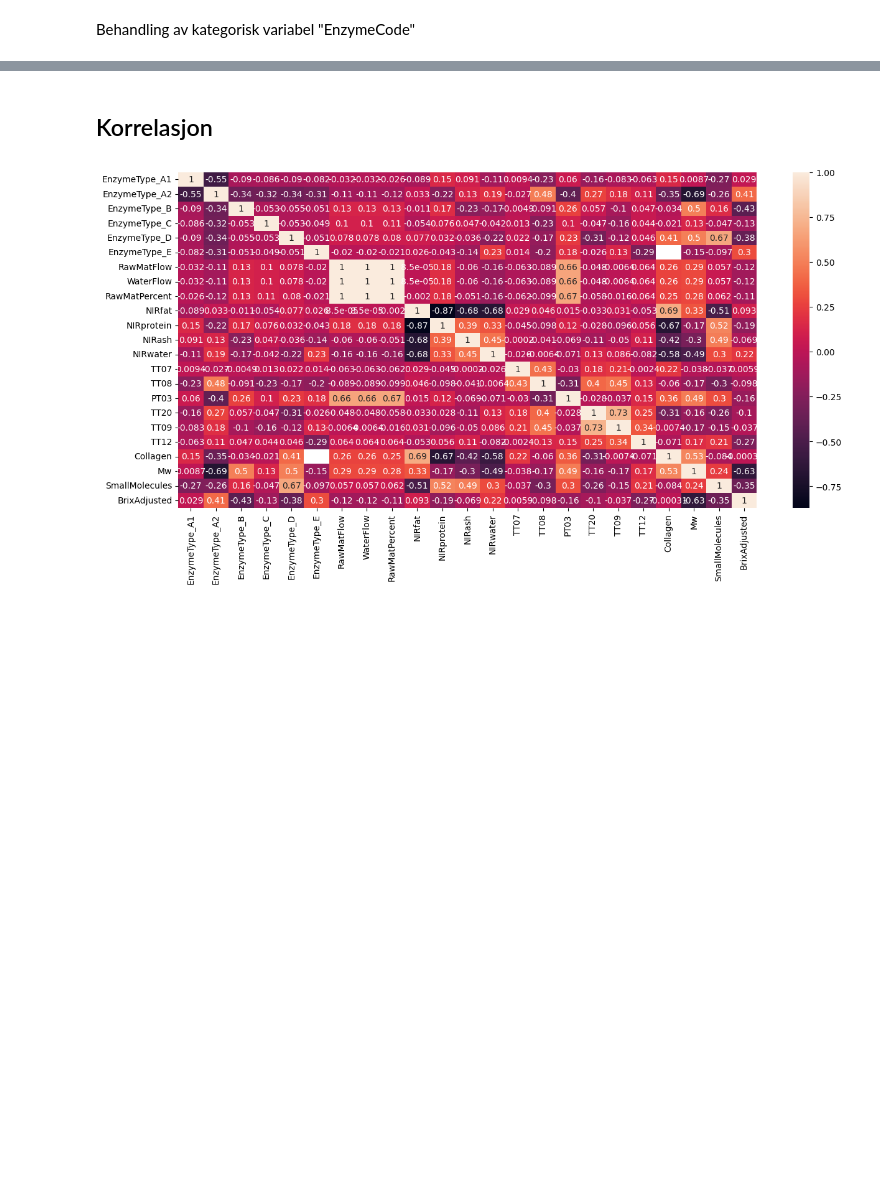
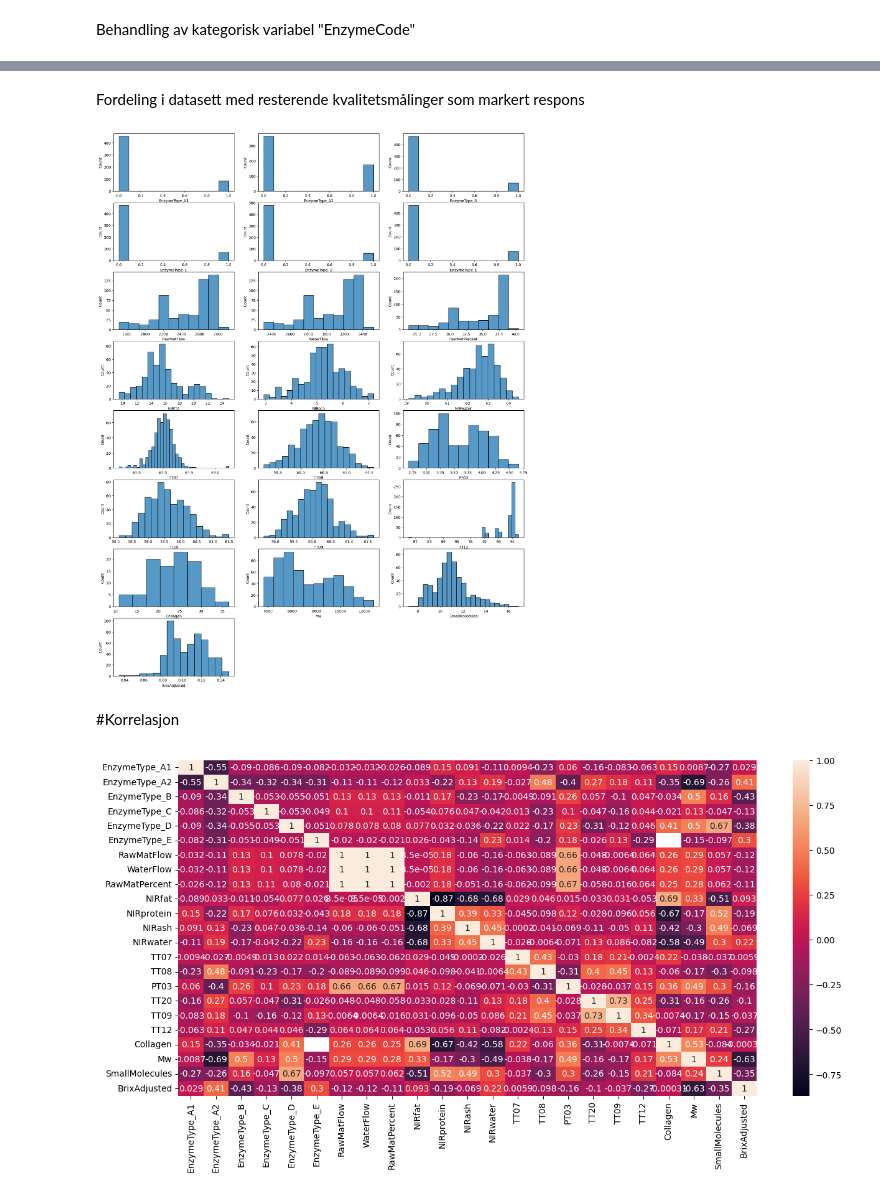
Before and after one commit to PreyPython123/Master-V24-Semiveiledet-Regresjon, a Jupyter notebook: Bioco_Dataprosessering,_Dataforståelse_og_Dataundersøkelse.ipynb, the cells around one changed output, grey strips where cells are left out. Cells and saved outputs as stored; diff of their text form; code cells hidden in the pictures; blank space fills up the shorter version.

```diff
--- a/Bioco_Dataprosessering,_Dataforståelse_og_Dataundersøkelse.ipynb
+++ b/Bioco_Dataprosessering,_Dataforståelse_og_Dataundersøkelse.ipynb
@@ -146,5 +197,22 @@ bioco_data = bioco_data[kolonne_rekkefølge]
+# %% [markdown]
+Fordeling i datasett med resterende kvalitetsmålinger som markert respons
+# %%
+fig = plt.figure(figsize=(20,30))
+antall_kolonnner = len(kvalitetsmålinger_markert.columns)
+rute_nett = fig.add_gridspec(9,3)
+
+n = 0
+for nummer, indeks in zip(range(antall_kolonnner), kvalitetsmålinger_markert):
+  if nummer % 3 == 0:
+    n += 1
+    i = 0
+  ax = fig.add_subplot(rute_nett[n,i])
+  sns.histplot(x=indeks, data = kvalitetsmålinger_markert)
+  i += 1
+# %% [output]
+[figure, added]
 # %% [markdown]
-## Korrelasjon
+#Korrelasjon
 # %%
 # Lager en korrelasjonsmatrise med annotering
 korrelasjon_matrise = bioco_data.corr()
```
Also changed, not shown: parts of 7 cells of this notebook.
